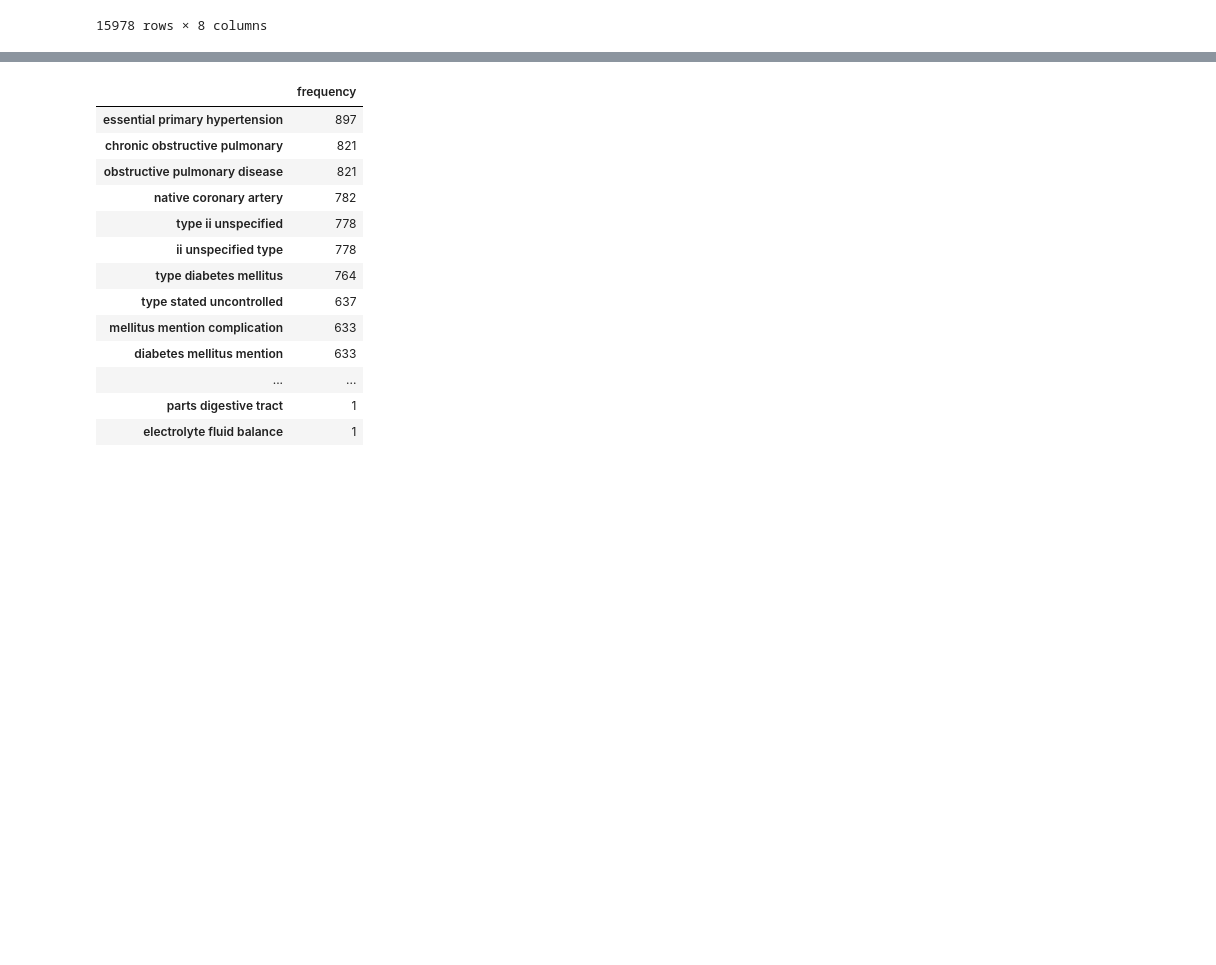
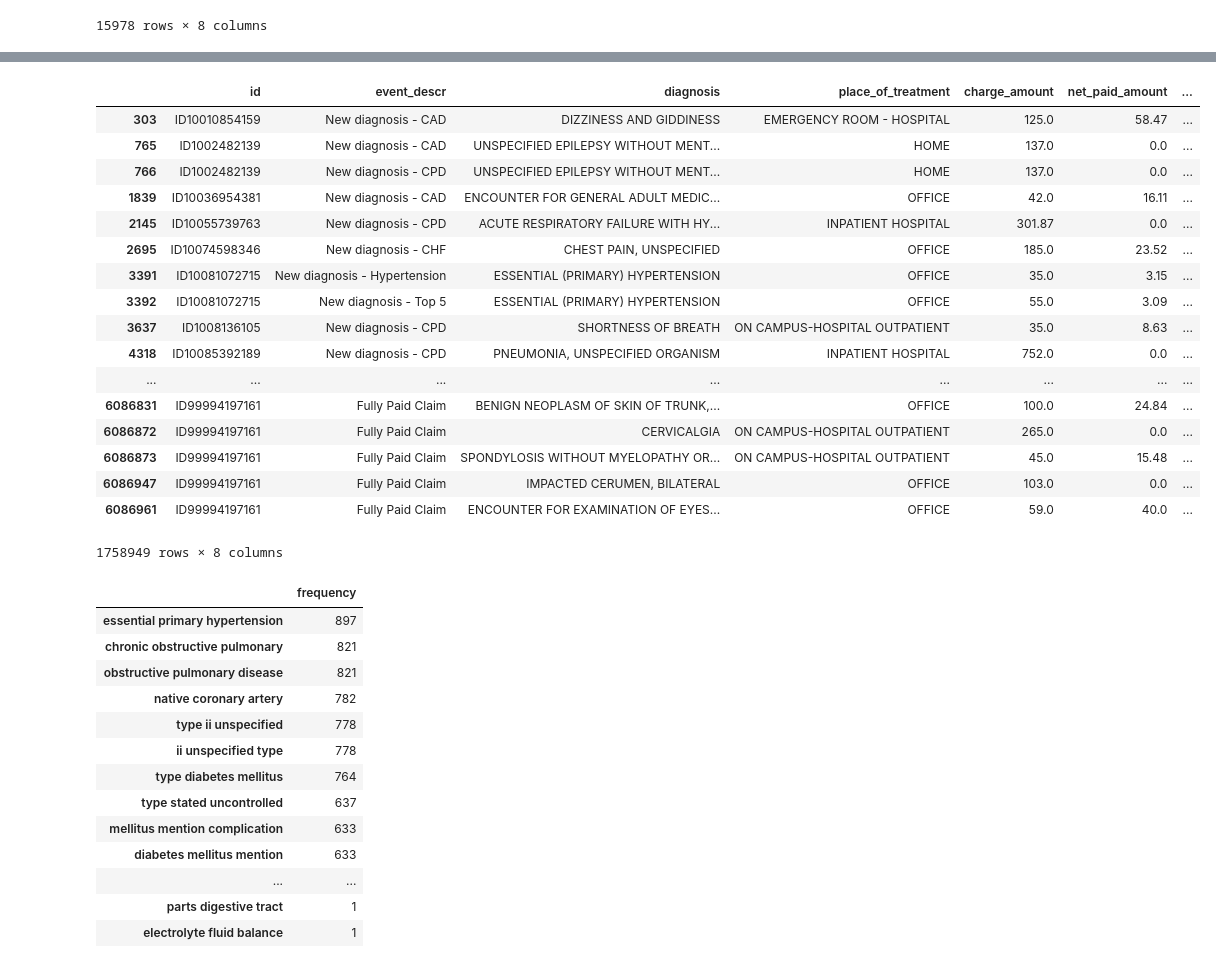
Before and after one commit to chenson2018/Humana-Mays-Competition, a Jupyter notebook: Chris Response Variable Exploration.ipynb, the cells around one changed output, grey strips where cells are left out. Saved outputs shown, nothing was run; the diff lists cells and outputs as text; code cells hidden in the pictures; blank space fills up the shorter version.

```diff
--- a/Chris Response Variable Exploration.ipynb
+++ b/Chris Response Variable Exploration.ipynb
@@ -212,3 +233,25 @@ new_diagnosis[new_diagnosis['diagnosis'].notnull()]
+# %%
+pd.concat([new_diagnosis[new_diagnosis['diagnosis'].notnull()],
+          non_rx_claim[non_rx_claim['diagnosis'].notnull()]])
+# %% [output]
+|  | id | event_descr | diagnosis | place_of_treatment | charge_amount | net_paid_amount | ... |
+| 303 | ID10010854159 | New diagnosis - CAD | DIZZINESS AND GIDDINESS | EMERGENCY ROOM - HOSPITAL | 125.0 | 58.47 | ... |
+| 765 | ID1002482139 | New diagnosis - CAD | UNSPECIFIED EPILEPSY WITHOUT MENT... | HOME | 137.0 | 0.0 | ... |
+| 766 | ID1002482139 | New diagnosis - CPD | UNSPECIFIED EPILEPSY WITHOUT MENT... | HOME | 137.0 | 0.0 | ... |
+| 1839 | ID10036954381 | New diagnosis - CAD | ENCOUNTER FOR GENERAL ADULT MEDIC... | OFFICE | 42.0 | 16.11 | ... |
+| 2145 | ID10055739763 | New diagnosis - CPD | ACUTE RESPIRATORY FAILURE WITH HY... | INPATIENT HOSPITAL | 301.87 | 0.0 | ... |
+| 2695 | ID10074598346 | New diagnosis - CHF | CHEST PAIN, UNSPECIFIED | OFFICE | 185.0 | 23.52 | ... |
+| 3391 | ID10081072715 | New diagnosis - Hypertension | ESSENTIAL (PRIMARY) HYPERTENSION | OFFICE | 35.0 | 3.15 | ... |
+| 3392 | ID10081072715 | New diagnosis - Top 5 | ESSENTIAL (PRIMARY) HYPERTENSION | OFFICE | 55.0 | 3.09 | ... |
+| 3637 | ID1008136105 | New diagnosis - CPD | SHORTNESS OF BREATH | ON CAMPUS-HOSPITAL OUTPATIENT | 35.0 | 8.63 | ... |
+| 4318 | ID10085392189 | New diagnosis - CPD | PNEUMONIA, UNSPECIFIED ORGANISM | INPATIENT HOSPITAL | 752.0 | 0.0 | ... |
+| ... | ... | ... | ... | ... | ... | ... | ... |
+| 6086831 | ID99994197161 | Fully Paid Claim | BENIGN NEOPLASM OF SKIN OF TRUNK,... | OFFICE | 100.0 | 24.84 | ... |
+| 6086872 | ID99994197161 | Fully Paid Claim | CERVICALGIA | ON CAMPUS-HOSPITAL OUTPATIENT | 265.0 | 0.0 | ... |
+| 6086873 | ID99994197161 | Fully Paid Claim | SPONDYLOSIS WITHOUT MYELOPATHY OR... | ON CAMPUS-HOSPITAL OUTPATIENT | 45.0 | 15.48 | ... |
+| 6086947 | ID99994197161 | Fully Paid Claim | IMPACTED CERUMEN, BILATERAL | OFFICE | 103.0 | 0.0 | ... |
+| 6086961 | ID99994197161 | Fully Paid Claim | ENCOUNTER FOR EXAMINATION OF EYES... | OFFICE | 59.0 | 40.0 | ... |
+1758949 rows × 8 columns
 # %%
 from sklearn.feature_extraction.text import CountVectorizer
 word_vectorizer = CountVectorizer(ngram_range=(3,3), analyzer='word', stop_words='english')
```
Also changed, not shown: parts of 15 cells of this notebook, 2 other files.
